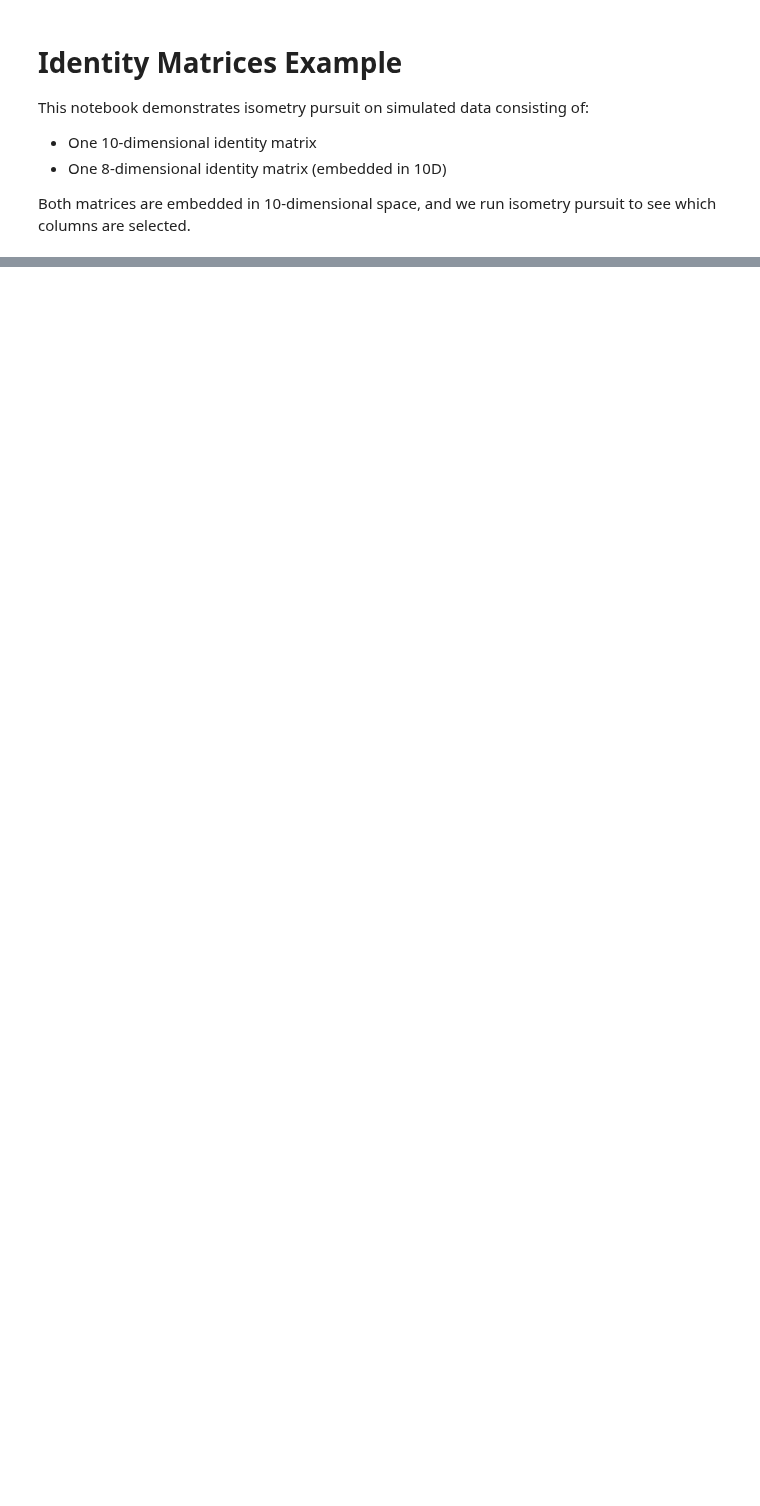
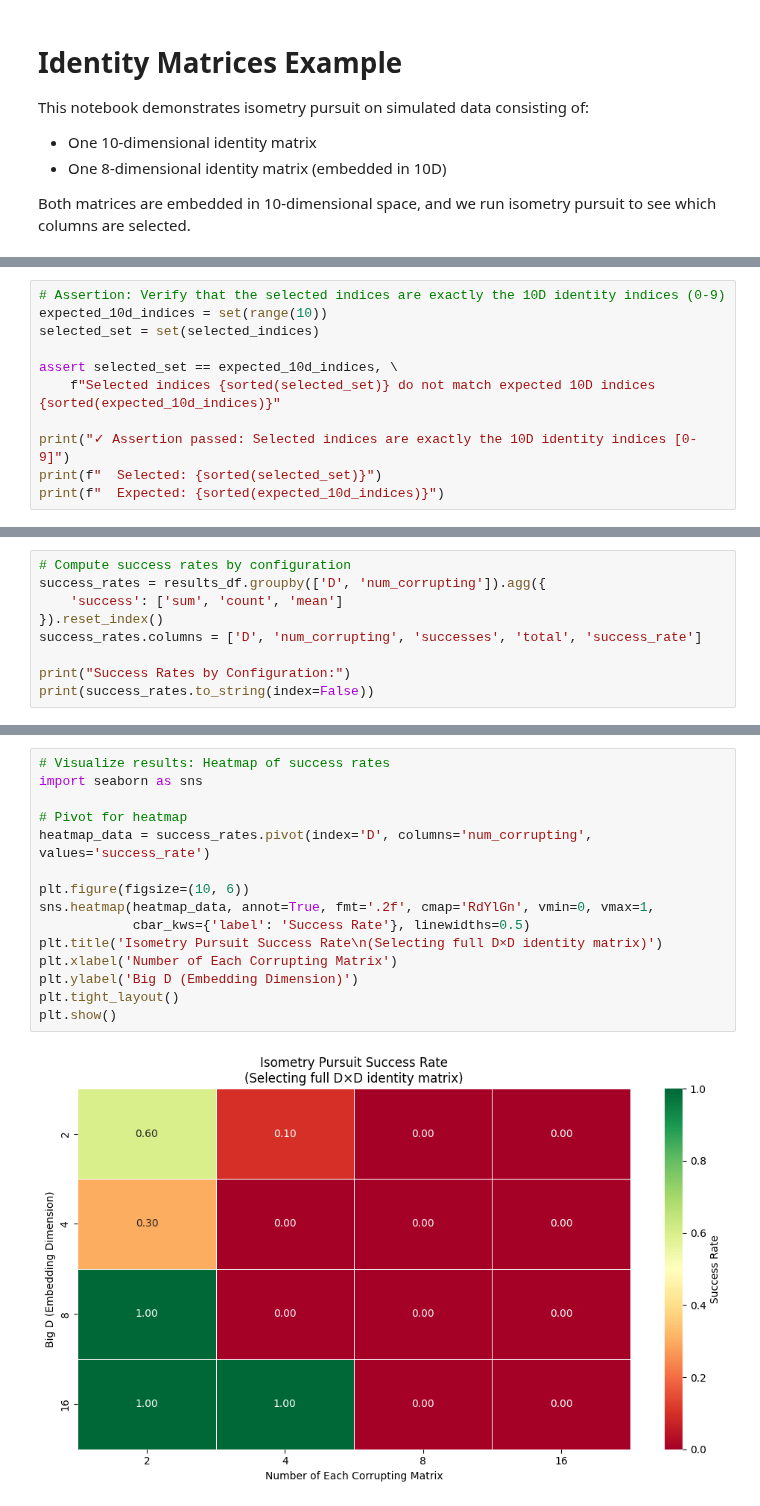
Before and after one commit to sjkoelle/isometry-pursuit, a Jupyter notebook: experiments/identity_matrices_example.ipynb, the cells around one changed output, grey strips where cells are left out. Drawn from its saved outputs; the diff is of its cells as text; blank space fills up the shorter version.

```diff
--- a/experiments/identity_matrices_example.ipynb
+++ b/experiments/identity_matrices_example.ipynb
@@ -192,0 +97,11 @@ else:
+# %%
+# Assertion: Verify that the selected indices are exactly the 10D identity indices (0-9)
+expected_10d_indices = set(range(10))
+selected_set = set(selected_indices)
+
+assert selected_set == expected_10d_indices, \
+    f"Selected indices {sorted(selected_set)} do not match expected 10D indices {sorted(expected_10d_indices)}"
+
+print("✓ Assertion passed: Selected indices are exactly the 10D identity indices [0-9]")
+print(f"  Selected: {sorted(selected_set)}")
+print(f"  Expected: {sorted(expected_10d_indices)}")
@@ -192,0 +417,9 @@ else:
+# %%
+# Compute success rates by configuration
+success_rates = results_df.groupby(['D', 'num_corrupting']).agg({
+    'success': ['sum', 'count', 'mean']
+}).reset_index()
+success_rates.columns = ['D', 'num_corrupting', 'successes', 'total', 'success_rate']
+
+print("Success Rates by Configuration:")
+print(success_rates.to_string(index=False))
@@ -192,0 +445,17 @@ else:
+# %%
+# Visualize results: Heatmap of success rates
+import seaborn as sns
+
+# Pivot for heatmap
+heatmap_data = success_rates.pivot(index='D', columns='num_corrupting', values='success_rate')
+
+plt.figure(figsize=(10, 6))
+sns.heatmap(heatmap_data, annot=True, fmt='.2f', cmap='RdYlGn', vmin=0, vmax=1,
+            cbar_kws={'label': 'Success Rate'}, linewidths=0.5)
+plt.title('Isometry Pursuit Success Rate\n(Selecting full D×D identity matrix)')
+plt.xlabel('Number of Each Corrupting Matrix')
+plt.ylabel('Big D (Embedding Dimension)')
+plt.tight_layout()
+plt.show()
+# %% [output]
+[figure, added]
```
Also changed, not shown: parts of 19 cells of this notebook, 4 other files.
